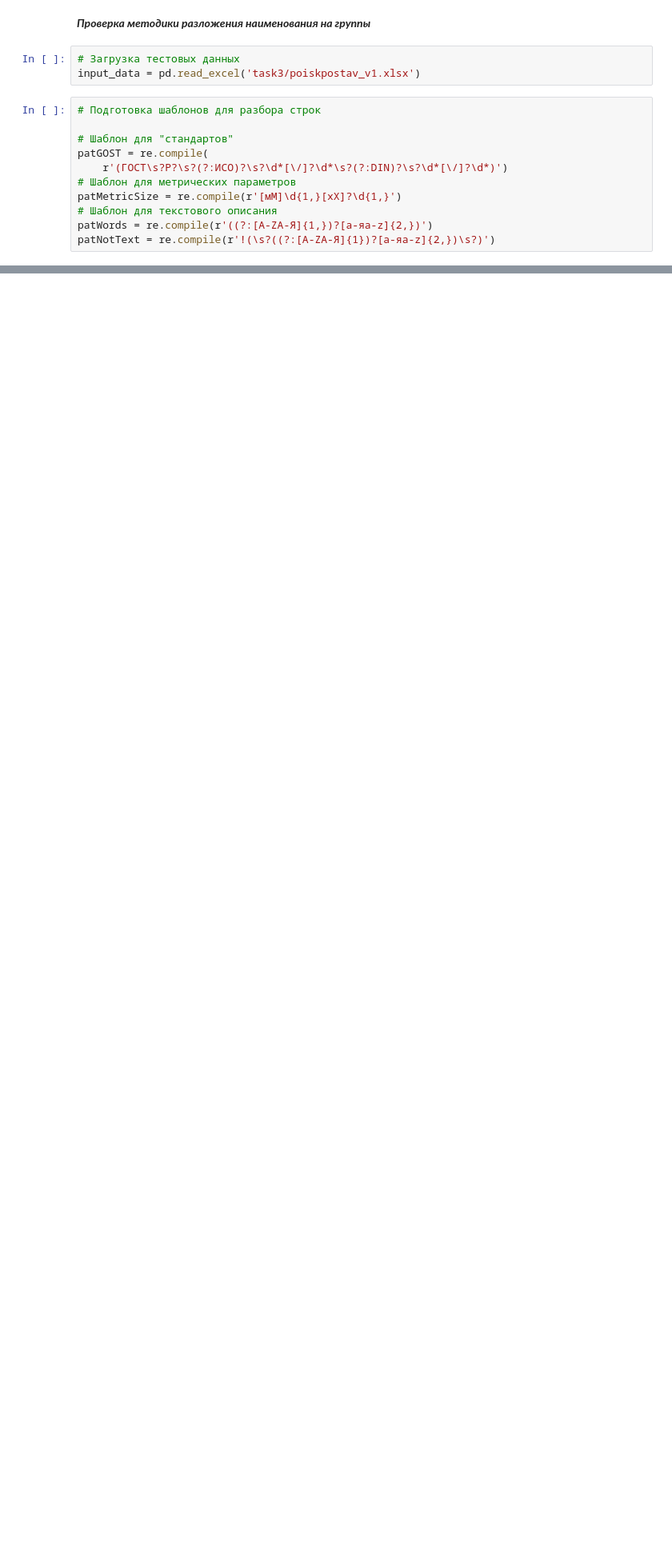
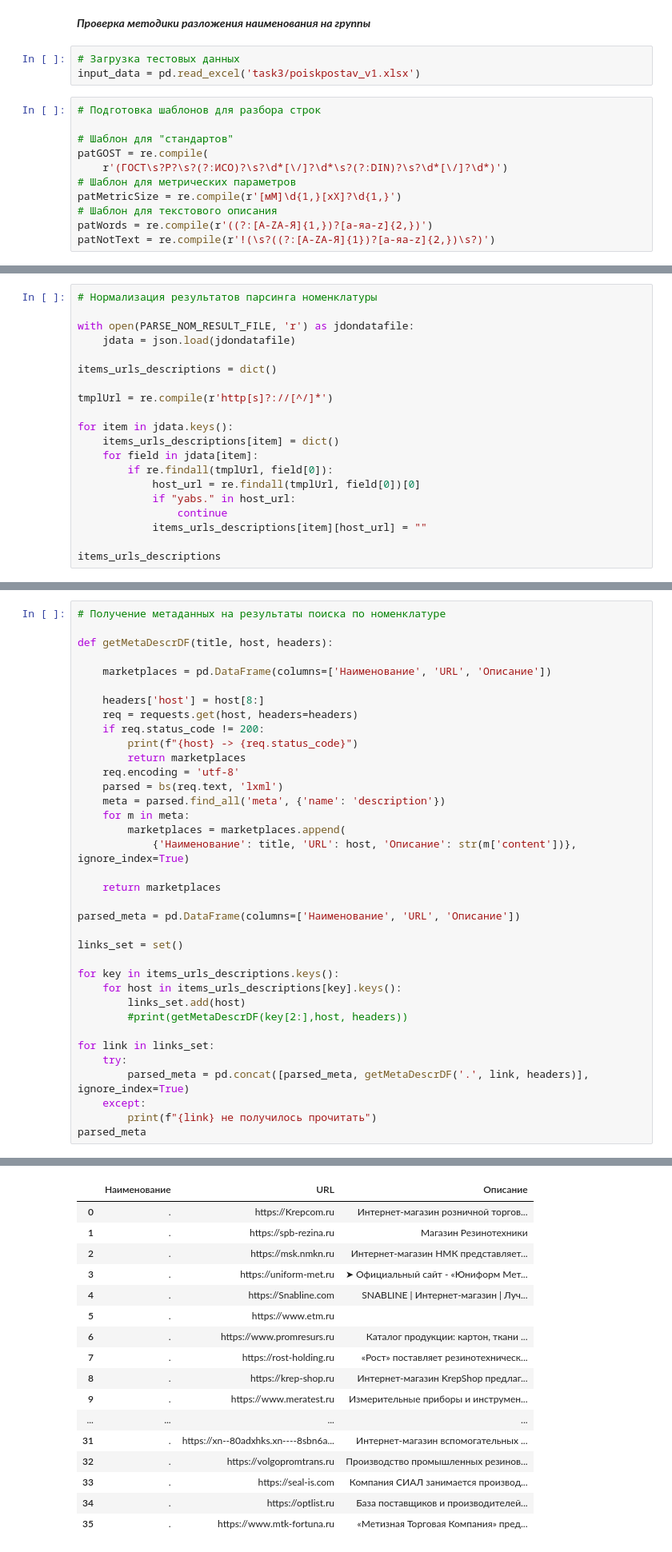
Before and after one commit to AlexHLinS/serverchallengesolution, a Jupyter notebook: main.ipynb, the cells around one changed output, grey strips where cells are left out. Shown at 80% size. Drawn from its saved outputs; the diff is of its cells as text; blank space fills up the shorter version.

Commit message:
получение метаданных с результатов выдачи по ном.

```diff
--- a/main.ipynb
+++ b/main.ipynb
@@ -212 +222,21 @@ with open('curdump.txt', 'w') as res_file:
     res_file.write(res_json)
+# %%
+# Нормализация результатов парсинга номенклатуры
+
+with open(PARSE_NOM_RESULT_FILE, 'r') as jdondatafile:
+    jdata = json.load(jdondatafile)
+
+items_urls_descriptions = dict()
+
+tmplUrl = re.compile(r'http[s]?://[^/]*')
+
+for item in jdata.keys():
+    items_urls_descriptions[item] = dict()
+    for field in jdata[item]:
+        if re.findall(tmplUrl, field[0]):
+            host_url = re.findall(tmplUrl, field[0])[0]
+            if "yabs." in host_url:
+                continue
+            items_urls_descriptions[item][host_url] = ""
+
+items_urls_descriptions
@@ -212,0 +261,37 @@ with open('curdump.txt', 'w') as res_file:
+# %%
+# Получение метаданных на результаты поиска по номенклатуре
+
+def getMetaDescrDF(title, host, headers):
+
+    marketplaces = pd.DataFrame(columns=['Наименование', 'URL', 'Описание'])
+
+    headers['host'] = host[8:]
+    req = requests.get(host, headers=headers)
+    if req.status_code != 200:
+        print(f"{host} -> {req.status_code}")
+        return marketplaces
+    req.encoding = 'utf-8'
+    parsed = bs(req.text, 'lxml')
+    meta = parsed.find_all('meta', {'name': 'description'})
+    for m in meta:
+        marketplaces = marketplaces.append(
+            {'Наименование': title, 'URL': host, 'Описание': str(m['content'])}, ignore_index=True)
+
+    return marketplaces
+
+parsed_meta = pd.DataFrame(columns=['Наименование', 'URL', 'Описание'])
+
+links_set = set()
+
+for key in items_urls_descriptions.keys():
+    for host in items_urls_descriptions[key].keys():
+        links_set.add(host)
+        #print(getMetaDescrDF(key[2:],host, headers))
+
+for link in links_set:
+    try:
+        parsed_meta = pd.concat([parsed_meta, getMetaDescrDF('.', link, headers)], ignore_index=True)
+    except:
+        print(f"{link} не получилось прочитать")
+parsed_meta
+# %% [output]
@@ -212,0 +300,17 @@ with open('curdump.txt', 'w') as res_file:
+|  | Наименование | URL | Описание |
+| 0 | . | https://Krepcom.ru | Интернет-магазин розничной торгов... |
+| 1 | . | https://spb-rezina.ru | Магазин Резинотехники |
+| 2 | . | https://msk.nmkn.ru | Интернет-магазин НМК представляет... |
+| 3 | . | https://uniform-met.ru | ➤ Официальный сайт - «Юниформ Мет... |
+| 4 | . | https://Snabline.com | SNABLINE | Интернет-магазин | Луч... |
+| 5 | . | https://www.etm.ru |  |
+| 6 | . | https://www.promresurs.ru | Каталог продукции: картон, ткани ... |
+| 7 | . | https://rost-holding.ru | «Рост» поставляет резинотехническ... |
+| 8 | . | https://krep-shop.ru | Интернет-магазин KrepShop предлаг... |
+| 9 | . | https://www.meratest.ru | Измерительные приборы и инструмен... |
+| ... | ... | ... | ... |
+| 31 | . | https://xn--80adxhks.xn----8sbn6a... | Интернет-магазин вспомогательных ... |
+| 32 | . | https://volgopromtrans.ru | Производство промышленных резинов... |
+| 33 | . | https://seal-is.com | Компания СИАЛ занимается производ... |
+| 34 | . | https://optlist.ru | База поставщиков и производителей... |
+| 35 | . | https://www.mtk-fortuna.ru | «Метизная Торговая Компания» пред... |
```
Also changed, not shown: parts of 7 cells of this notebook, 1 other file.
